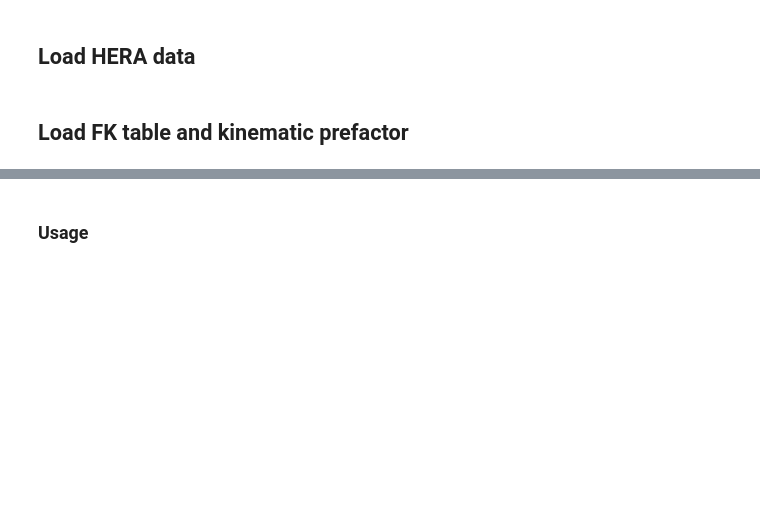
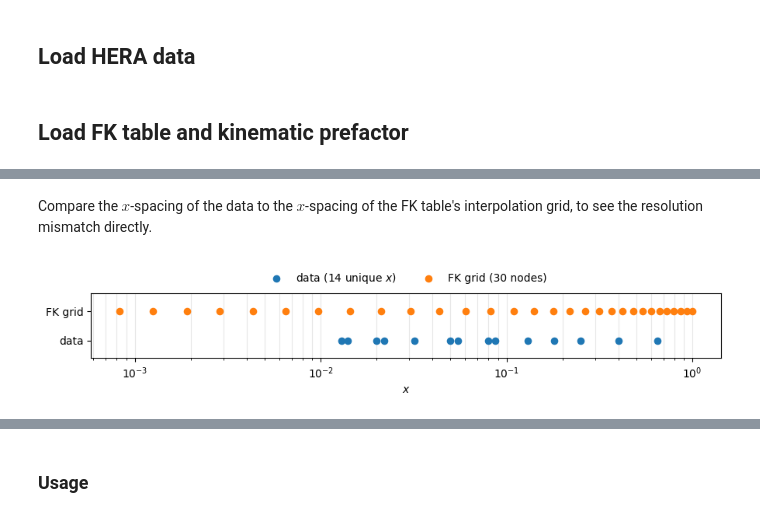
Before and after one commit to richardzhs/Semiparametric_Parameter_Estimation_PDF, a Jupyter notebook: structure_function_F3/convolute_F3_aZ.ipynb, the cells around one changed output, grey strips where cells are left out. Drawn from its saved outputs; the diff is of its cells as text; code cells hidden in the pictures; blank space fills up the shorter version.

```diff
--- a/structure_function_F3/convolute_F3_aZ.ipynb
+++ b/structure_function_F3/convolute_F3_aZ.ipynb
@@ -116,0 +178,20 @@ max abs deviation from fk.convolve: 3.3306690738754696e-16
+# %% [markdown]
+Compare the $x$-spacing of the data to the $x$-spacing of the FK table's interpolation grid, to see the resolution mismatch directly.
+# %%
+data_x_unique = np.sort(data["x"].unique())
+
+fig, ax = plt.subplots(figsize=(9, 2.5))
+ax.scatter(data_x_unique, np.zeros_like(data_x_unique), color="C0", s=35, zorder=3, label=f"data ({len(data_x_unique)} unique $x$)")
+ax.scatter(xgrid, np.ones_like(xgrid), color="C1", s=35, zorder=3, label=f"FK grid ({len(xgrid)} nodes)")
+
+ax.set_xscale("log")
+ax.set_yticks([0, 1])
+ax.set_yticklabels(["data", "FK grid"])
+ax.set_ylim(-0.6, 1.6)
+ax.set_xlabel("$x$")
+ax.grid(True, axis="x", which="both", alpha=0.3)
+ax.legend(loc="upper center", bbox_to_anchor=(0.5, 1.5), ncols=2, frameon=False)
+plt.tight_layout()
+plt.show()
+# %% [output]
+[figure, added]
```
Also changed, not shown: parts of 16 cells of this notebook.
